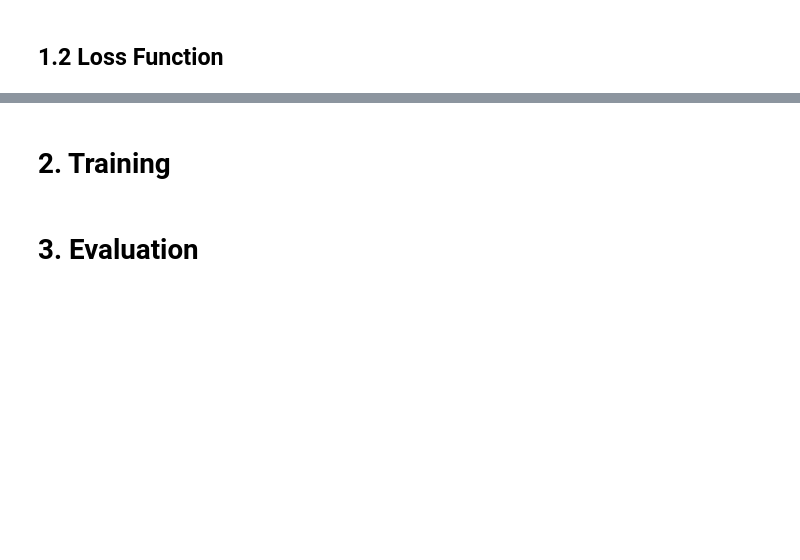
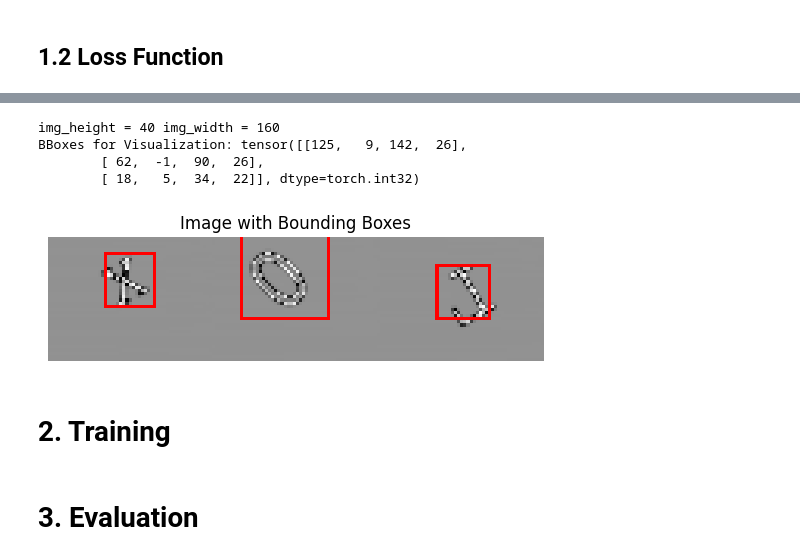
Before and after one commit to suman1209/UTN_Captcha_Detector, a Jupyter notebook: notebooks/ssd_captcha_template.ipynb, the cells around one changed output, grey strips where cells are left out. Drawn from its saved outputs; the diff is of its cells as text; code cells hidden in the pictures; blank space fills up the shorter version.

```diff
--- a/notebooks/ssd_captcha_template.ipynb
+++ b/notebooks/ssd_captcha_template.ipynb
@@ -232,3 +397,11 @@ debug_info
+# %%
+plot_image_with_bboxes(image, debug_info['matched_gt_boxes'][0], labels=None)
+# %% [output]
+img_height = 40 img_width = 160
+BBoxes for Visualization: tensor([[125,   9, 142,  26],
+        [ 62,  -1,  90,  26],
+        [ 18,   5,  34,  22]], dtype=torch.int32)
+[figure, added]
 # %% [markdown]
 # 2. Training
 # %% [markdown]
```
Also changed, not shown: parts of 17 cells of this notebook, 4 other files.
